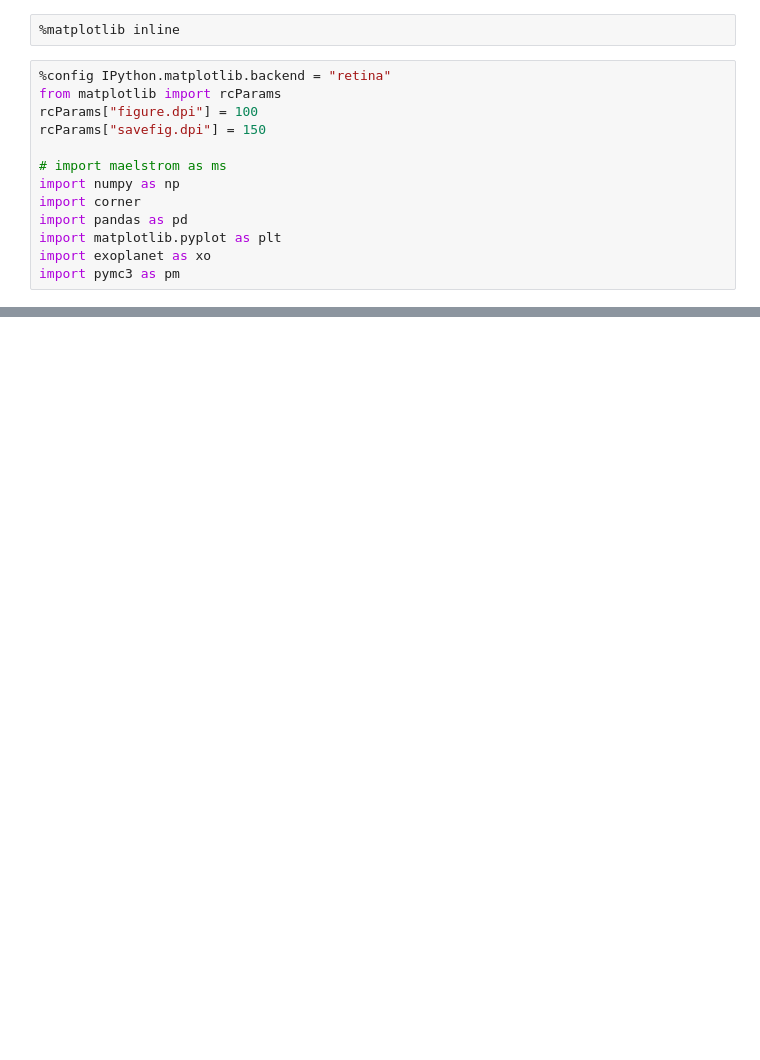
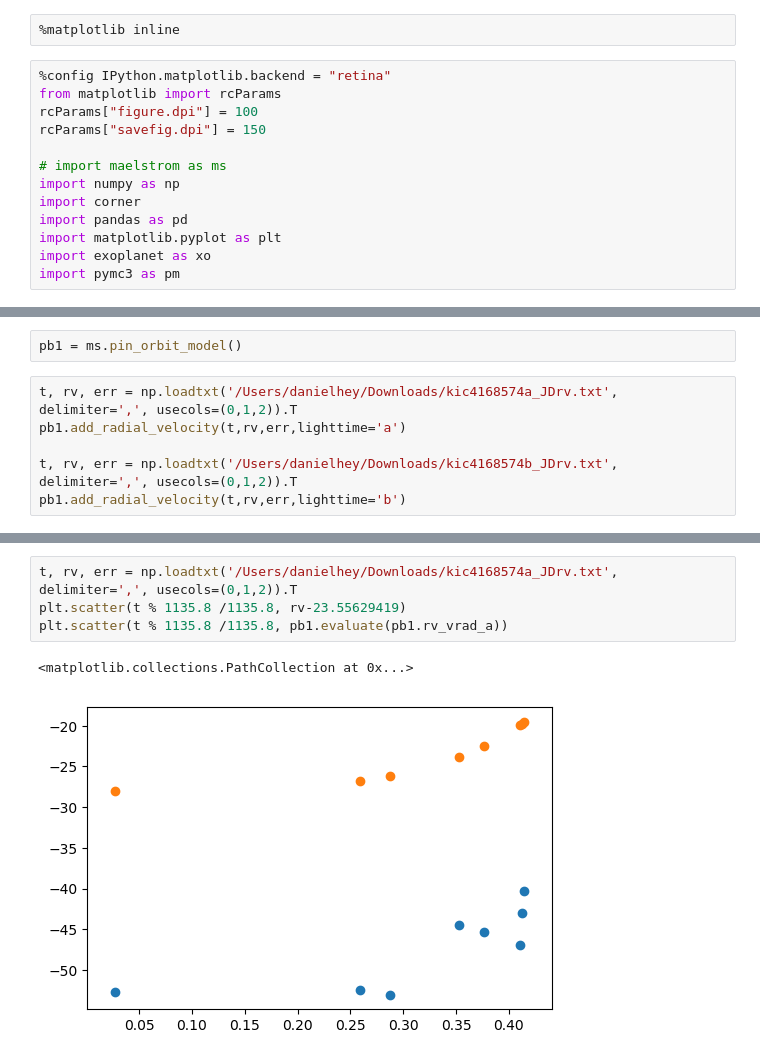
Before and after one commit to danhey/maelstrom, a Jupyter notebook: docs/notebooks/Maelstrom.ipynb, the cells around one changed output, grey strips where cells are left out. Drawn from its saved outputs; the diff is of its cells as text; blank space fills up the shorter version.

```diff
--- a/docs/notebooks/Maelstrom.ipynb
+++ b/docs/notebooks/Maelstrom.ipynb
@@ -51,0 +42,8 @@ Type:      function
+# %%
+pb1 = ms.pin_orbit_model()
+# %%
+t, rv, err = np.loadtxt('/Users/danielhey/Downloads/kic4168574a_JDrv.txt', delimiter=',', usecols=(0,1,2)).T
+pb1.add_radial_velocity(t,rv,err,lighttime='a')
+
+t, rv, err = np.loadtxt('/Users/danielhey/Downloads/kic4168574b_JDrv.txt', delimiter=',', usecols=(0,1,2)).T
+pb1.add_radial_velocity(t,rv,err,lighttime='b')
@@ -51,0 +89,7 @@ Type:      function
+# %%
+t, rv, err = np.loadtxt('/Users/danielhey/Downloads/kic4168574a_JDrv.txt', delimiter=',', usecols=(0,1,2)).T
+plt.scatter(t % 1135.8 /1135.8, rv-23.55629419)
+plt.scatter(t % 1135.8 /1135.8, pb1.evaluate(pb1.rv_vrad_a))
+# %% [output]
+<matplotlib.collections.PathCollection at 0x...>
+[figure, added]
```
Also changed, not shown: parts of 11 cells of this notebook, 20 other files.
